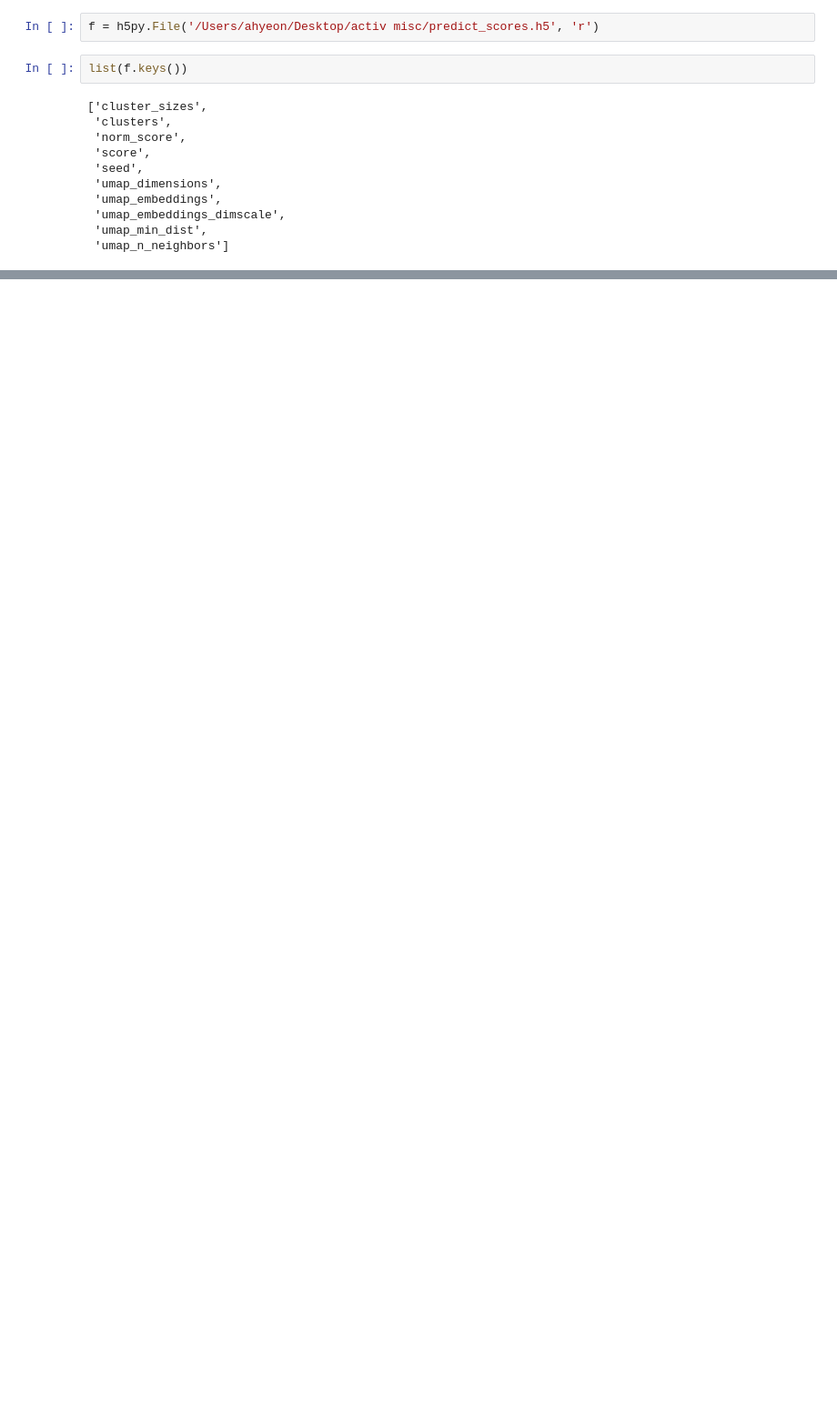
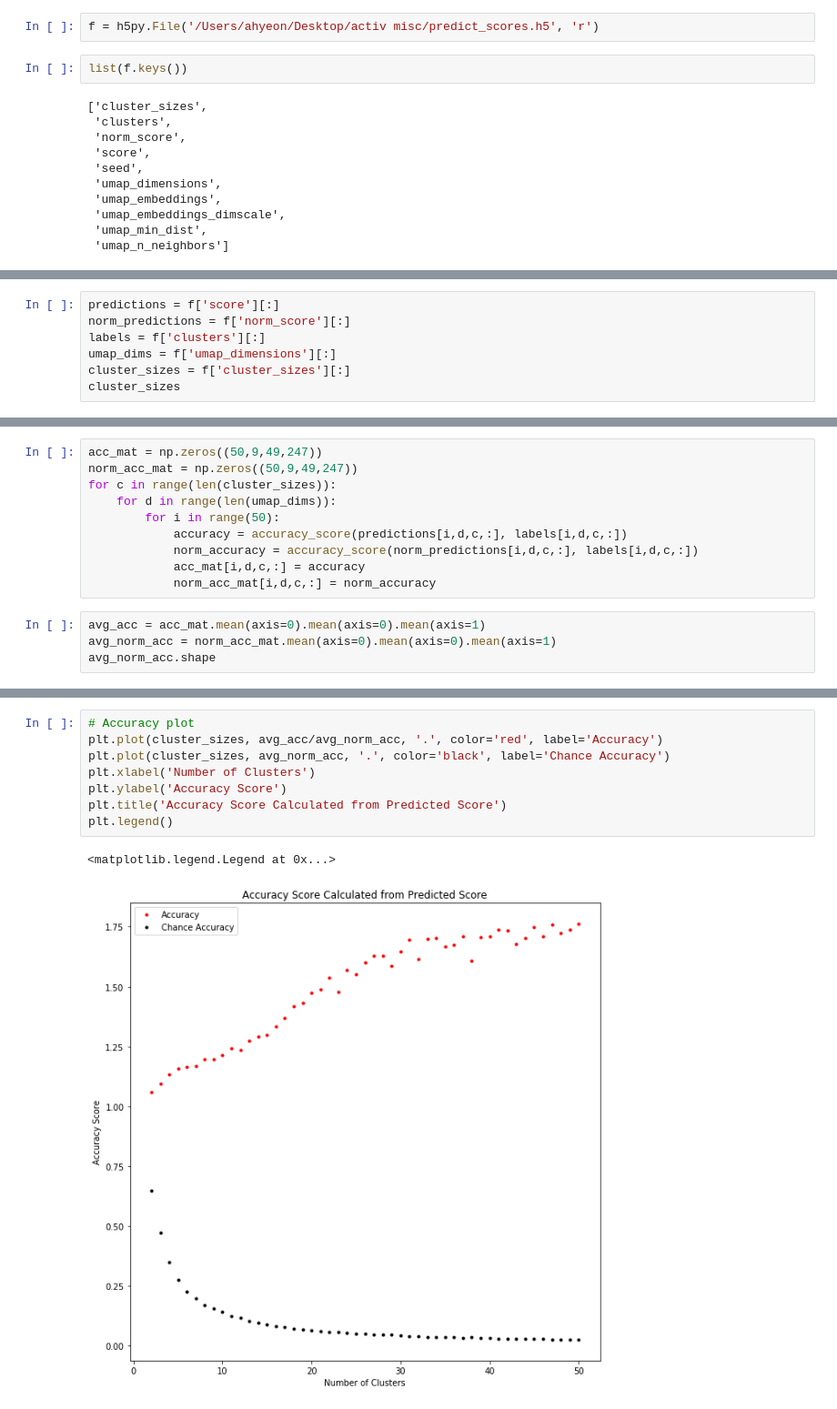
Before and after one commit to BouchardLab/ML_4_prec_prognosis, a Jupyter notebook: notebooks/predict_scores.ipynb, the cells around one changed output, grey strips where cells are left out. Shown at 91% size. Cells and saved outputs as stored; diff of their text form; blank space fills up the shorter version.

```diff
--- a/notebooks/predict_scores.ipynb
+++ b/notebooks/predict_scores.ipynb
@@ -75,0 +25,7 @@ array([  0.,  15.,  21.,  12.,  13.,  36.,  27.,  13.,  18.,   2.,  38.,
+# %%
+predictions = f['score'][:]
+norm_predictions = f['norm_score'][:]
+labels = f['clusters'][:]
+umap_dims = f['umap_dimensions'][:]
+cluster_sizes = f['cluster_sizes'][:]
+cluster_sizes
@@ -75,0 +61,14 @@ array([  0.,  15.,  21.,  12.,  13.,  36.,  27.,  13.,  18.,   2.,  38.,
+# %%
+acc_mat = np.zeros((50,9,49,247))
+norm_acc_mat = np.zeros((50,9,49,247))
+for c in range(len(cluster_sizes)):
+    for d in range(len(umap_dims)):
+        for i in range(50):
+            accuracy = accuracy_score(predictions[i,d,c,:], labels[i,d,c,:])
+            norm_accuracy = accuracy_score(norm_predictions[i,d,c,:], labels[i,d,c,:])
+            acc_mat[i,d,c,:] = accuracy
+            norm_acc_mat[i,d,c,:] = norm_accuracy
+# %%
+avg_acc = acc_mat.mean(axis=0).mean(axis=0).mean(axis=1)
+avg_norm_acc = norm_acc_mat.mean(axis=0).mean(axis=0).mean(axis=1)
+avg_norm_acc.shape
@@ -75,0 +77,11 @@ array([  0.,  15.,  21.,  12.,  13.,  36.,  27.,  13.,  18.,   2.,  38.,
+# %%
+# Accuracy plot
+plt.plot(cluster_sizes, avg_acc/avg_norm_acc, '.', color='red', label='Accuracy')
+plt.plot(cluster_sizes, avg_norm_acc, '.', color='black', label='Chance Accuracy')
+plt.xlabel('Number of Clusters')
+plt.ylabel('Accuracy Score')
+plt.title('Accuracy Score Calculated from Predicted Score')
+plt.legend()
+# %% [output]
+<matplotlib.legend.Legend at 0x...>
+[figure, added]
```
Also changed, not shown: parts of 12 cells of this notebook.
